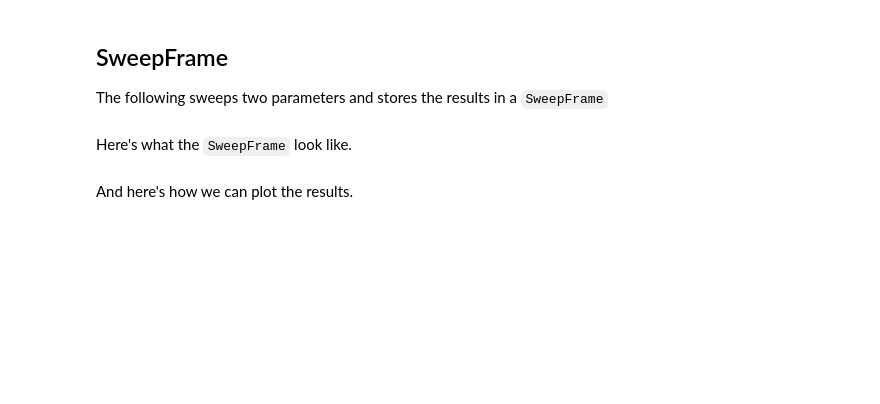
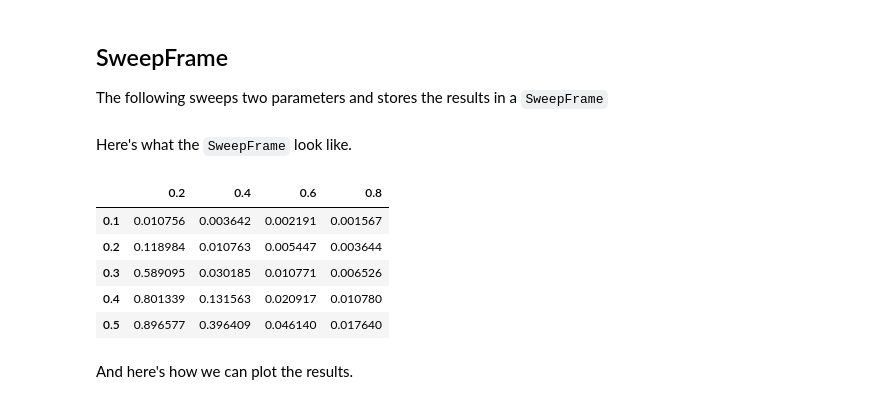
Before and after one commit to MsQCompSci/DATA604HW, a Jupyter notebook: LQ604FINALCH13.ipynb, the cells around one changed output. Drawn from its saved outputs; the diff is of its cells as text; code cells hidden in the pictures; blank space fills up the shorter version.

```diff
--- a/LQ604FINALCH13.ipynb
+++ b/LQ604FINALCH13.ipynb
@@ -230,3 +302,14 @@ frame.head()
+# %%
+beta_array = [0.1, 0.2, 0.3, 0.4, 0.5, 0.6, 0.7, 0.8, 0.9, 1.0 , 1.1]
+frame = sweep_parameters(beta_array, gamma_array)
+frame.head()
+# %% [output]
+|  | 0.2 | 0.4 | 0.6 | 0.8 |
+| 0.1 | 0.010756 | 0.003642 | 0.002191 | 0.001567 |
+| 0.2 | 0.118984 | 0.010763 | 0.005447 | 0.003644 |
+| 0.3 | 0.589095 | 0.030185 | 0.010771 | 0.006526 |
+| 0.4 | 0.801339 | 0.131563 | 0.020917 | 0.010780 |
+| 0.5 | 0.896577 | 0.396409 | 0.046140 | 0.017640 |
 # %% [markdown]
 And here's how we can plot the results.
 # %%
```
Also changed, not shown: parts of 15 cells of this notebook.
